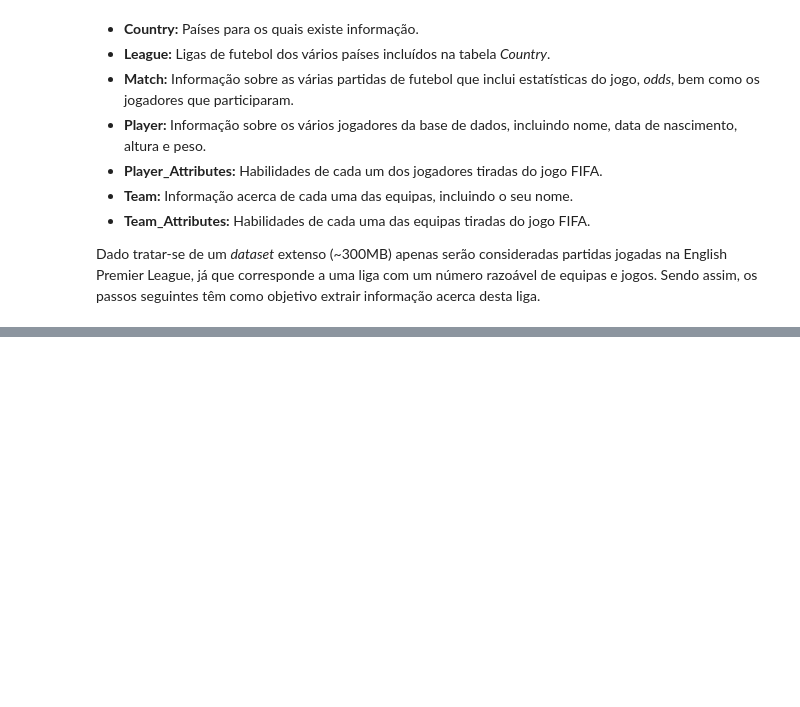
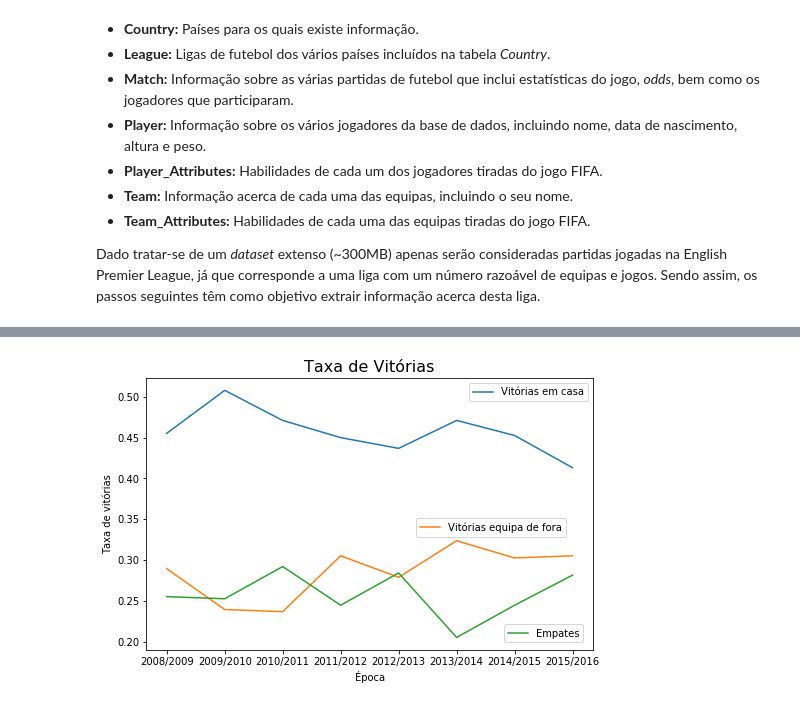
Before and after one commit to andremmori/IART-Project2, a Jupyter notebook: SoccerRegression.ipynb, the cells around one changed output, grey strips where cells are left out. Cells and saved outputs as stored; diff of their text form; code cells hidden in the pictures; blank space fills up the shorter version.

```diff
--- a/SoccerRegression.ipynb
+++ b/SoccerRegression.ipynb
@@ -66,3 +53,0 @@ matches.head()
-# %%
-matches = pd.read_sql_query('select home_player_X1 from Match', conn)
-matches.loc[matches["home_player_X1"].isnull()]
@@ -82,0 +56,4 @@ matches.loc[matches["home_player_X1"].isnull()]
+# %%
+matches = matches.assign(home_win=lambda matches: matches.apply(lambda row: 1 if row.home_team_goal > row.away_team_goal else 0, axis='columns'),
+              draw=lambda matches: matches.apply(lambda row: 1 if row.home_team_goal == row.away_team_goal else 0, axis='columns'),
+              away_win=lambda matches: matches.apply(lambda row: 1 if row.home_team_goal < row.away_team_goal else 0, axis='columns'))
@@ -82,0 +62,5 @@ matches.loc[matches["home_player_X1"].isnull()]
+# %%
+win_rates = matches.groupby('season') \
+                   .mean() \
+                   .loc[:, ['home_win', 'draw', 'away_win']]
+win_rates
@@ -82,0 +83,23 @@ matches.loc[matches["home_player_X1"].isnull()]
+# %%
+import matplotlib.pyplot as plt
+%matplotlib inline
+
+fig = plt.figure(figsize=(8, 5))
+ax = fig.add_subplot(111)
+
+
+home_line = ax.plot(win_rates.home_win, label='Vitórias em casa')
+away_line = ax.plot(win_rates.away_win, label='Vitórias equipa de fora')
+draw_line = ax.plot(win_rates.draw, label='Empates')
+ax.set_xlabel("Época")
+ax.set_ylabel("Taxa de vitórias")
+plt.title("Taxa de Vitórias", fontsize=16)
+
+# Add the legend locations
+home_legend = plt.legend(handles=home_line, loc='upper right', bbox_to_anchor=(1, 1))
+ax = plt.gca().add_artist(home_legend)
+away_legend = plt.legend(handles=away_line, loc='center right', bbox_to_anchor=(0.95, 0.45))
+ax = plt.gca().add_artist(away_legend)
+draw_legend = plt.legend(handles=draw_line, loc='center right', bbox_to_anchor=(0.99, 0.06))
+# %% [output]
+[figure, added]
```
Also changed, not shown: parts of 8 cells of this notebook.
